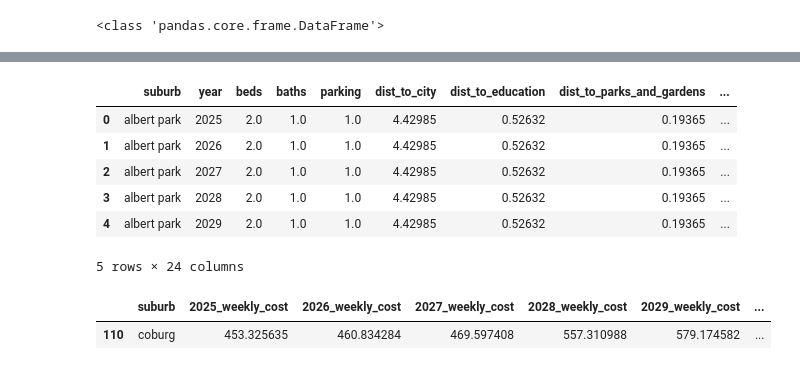
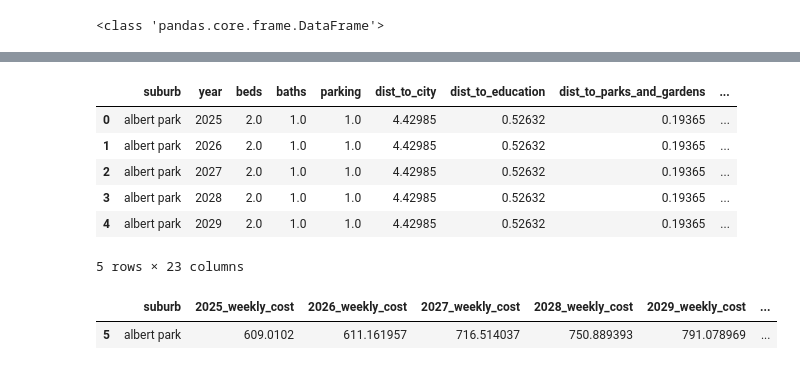
Before and after one commit to MAST30034-AppliedDataScience/project-2-group-real-estate-industry-project-31, a Jupyter notebook: notebooks/predictions.ipynb, the cells around one changed output, grey strips where cells are left out. Saved outputs shown, nothing was run; the diff lists cells and outputs as text; code cells hidden in the pictures.

```diff
--- a/notebooks/predictions.ipynb
+++ b/notebooks/predictions.ipynb
@@ -125,8 +125,8 @@ GM Random Forest Prediction Head:
 # Group by suburb, year and transform to have feature of predicted weekly cost per year for each
 # suburb
 
-gm_predicted_average_costs = gm_rf_pred_final.groupby(['suburb', 'year'])['weekly_cost'].mean().reset_index()
-rv_predicted_average_costs = rv_rf_pred_final.groupby(['suburb', 'year'])['weekly_cost'].mean().reset_index()
+gm_predicted_average_costs = gm_lr_pred_final.groupby(['suburb', 'year'])['weekly_cost'].mean().reset_index()
+rv_predicted_average_costs = rv_lr_pred_final.groupby(['suburb', 'year'])['weekly_cost'].mean().reset_index()
 
 # TransformingD
 gm_pred_costs_transformed = gm_predicted_average_costs.pivot(index='suburb', columns='year', values='weekly_cost')
@@ -149,14 +149,18 @@ rv_real_identifiers = pd.read_csv(f"{data_read_dir}rv_train_identifiers.csv")
 # Combine with identifiers and group by year, suburb, keep only 2024 data
 gm_data = pd.concat([gm_real_identifiers, gm_real], axis=1)
 rv_data = pd.concat([rv_real_identifiers, rv_real], axis=1)
-
-gm_current_average_costs = gm_data.groupby(['suburb', 'year'])['weekly_cost'].mean().reset_index()
-rv_current_average_costs = rv_data.groupby(['suburb', 'year'])['weekly_cost'].mean().reset_index()
+###
+gm_data = gm_data[gm_data['suburb'] == 'albert park']
+gm_data[['weekly_cost', 'year']].head(50)
+gm_data
+###
+# gm_current_average_costs = gm_data.groupby(['suburb', 'year'])['weekly_cost'].mean().reset_index()
+# rv_current_average_costs = rv_data.groupby(['suburb', 'year'])['weekly_cost'].mean().reset_index()
 
 
-gm_current_average_costs = gm_current_average_costs[gm_current_average_costs['year'] == 2024]\
-    .rename(columns={'weekly_cost': '2024_weekly_cost'})\
-    .drop('year', axis=1)
-rv_current_average_costs = rv_current_average_costs[rv_current_average_costs['year'] == 2024]\
-    .rename(columns={'weekly_cost': '2024_weekly_cost'})\
-    .drop('year', axis=1)
+# gm_current_average_costs = gm_current_average_costs[gm_current_average_costs['year'] == 2024]\
+#     .rename(columns={'weekly_cost': '2024_weekly_cost'})\
+#     .drop('year', axis=1)
+# rv_current_average_costs = rv_current_average_costs[rv_current_average_costs['year'] == 2024]\
+#     .rename(columns={'weekly_cost': '2024_weekly_cost'})\
+#     .drop('year', axis=1)
@@ -164,7 +182,6 @@ rv_current_average_costs = rv_current_average_costs[rv_current_average_costs['ye
 df = pd.read_csv(f"../data/curated/forecast/greater_melbourne_predict.csv")
 df_identifiers = pd.read_csv(f"../data/curated/forecast/gm_predict_identifiers.csv")
 ndf = pd.concat([df_identifiers, df], axis=1)
-ndf.head()
 # %% [output]
 |  | suburb | year | beds | baths | parking | dist_to_city | dist_to_education | dist_to_parks_and_gardens | ... |
 | 0 | albert park | 2025 | 2.0 | 1.0 | 1.0 | 4.42985 | 0.52632 | 0.19365 | ... |
@@ -172,28 +189,28 @@ ndf.head()
 | 2 | albert park | 2027 | 2.0 | 1.0 | 1.0 | 4.42985 | 0.52632 | 0.19365 | ... |
 | 3 | albert park | 2028 | 2.0 | 1.0 | 1.0 | 4.42985 | 0.52632 | 0.19365 | ... |
 | 4 | albert park | 2029 | 2.0 | 1.0 | 1.0 | 4.42985 | 0.52632 | 0.19365 | ... |
-5 rows × 24 columns
+5 rows × 23 columns
 # %%
 # TO DO: DEAL WITH WHY 2024 WEEKLY AVG COST IS HIGHER - HAVENT REMOVED EXPENSIVE top 5% properties
 
 # Merge data
 gm_weekly_costs = pd.merge(gm_pred_costs_transformed, gm_current_average_costs, on='suburb', how='inner')
 rv_weekly_costs = pd.merge(rv_pred_costs_transformed, rv_current_average_costs, on='suburb', how='inner')
 
 YEARS = ["2025", "2026", "2027", "2028", "2029"]
 for year in YEARS:
     gm_weekly_costs[f"{year}_percent_increase"] = gm_weekly_costs[f"{year}_weekly_cost"]/\
                                                   gm_weekly_costs['2024_weekly_cost']
     rv_weekly_costs[f"{year}_percent_increase"] = rv_weekly_costs[f"{year}_weekly_cost"]/\
                                                   rv_weekly_costs['2024_weekly_cost']
 
 # gm_weekly_costs = gm_weekly_costs[gm_weekly_costs['2029_weekly_cost'] > gm_weekly_costs['2024_weekly_cost']]
 #gm_weekly_costs.sort_values(by="2029_percent_increase", ascending=False).head(10)
-gm_weekly_costs[gm_weekly_costs['suburb'] == "coburg"].head()
+gm_weekly_costs[gm_weekly_costs['suburb'] == "albert park"].head()
 
 
 # gm_weekly_costs = gm_weekly_costs[gm_weekly_costs['2029_weekly_cost'] > gm_weekly_costs['2024_weekly_cost']]
 #rv_weekly_costs.sort_values(by="2029_percent_increase", ascending=False).head(10)
 # %% [output]
 |  | suburb | 2025_weekly_cost | 2026_weekly_cost | 2027_weekly_cost | 2028_weekly_cost | 2029_weekly_cost | ... |
-| 110 | coburg | 453.325635 | 460.834284 | 469.597408 | 557.310988 | 579.174582 | ... |
+| 5 | albert park | 609.0102 | 611.161957 | 716.514037 | 750.889393 | 791.078969 | ... |
```
Also changed, not shown: parts of 2 cells of this notebook, 1 other file.
